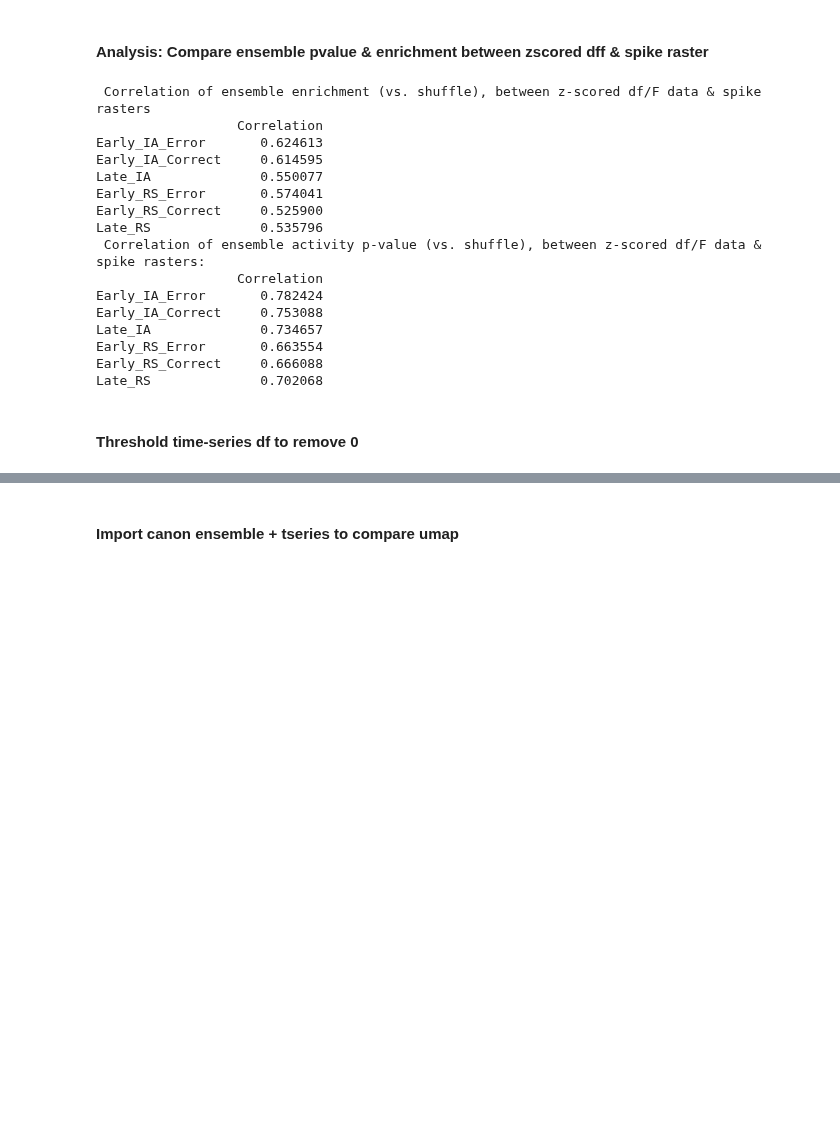
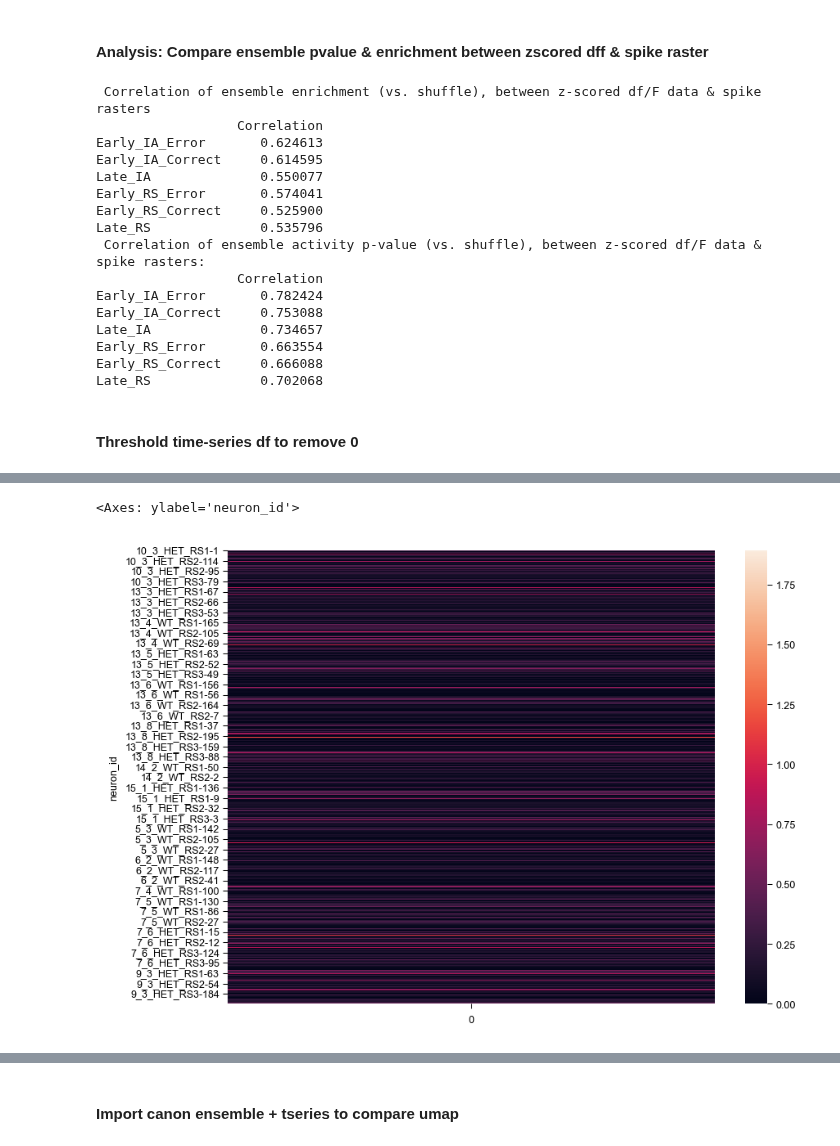
Before and after one commit to cjohnsoncruz/dlx56_mPFC_1p_SohalLab, a Jupyter notebook: code/revisions_Sup Fig1_ensemble_stability_test_v1.ipynb, the cells around one changed output, grey strips where cells are left out. Saved outputs shown, nothing was run; the diff lists cells and outputs as text; code cells hidden in the pictures; blank space fills up the shorter version.

```diff
--- a/code/revisions_Sup Fig1_ensemble_stability_test_v1.ipynb
+++ b/code/revisions_Sup Fig1_ensemble_stability_test_v1.ipynb
@@ -609,25 +593,28 @@ def normalize_tseries_df(trial_tseries_df_raw: pd.DataFrame,
     else:
         use_min_max_norm = False
     print(f" Data Normalization type: {normed} | Applying min-max norm? {use_min_max_norm} ")
-
     numeric_col = get_numeric_cols_timeseries(trial_tseries_df_raw, " to ")
-    #is min-max norm run BEFORE or AFTER bin dropping?
-    trial_tseries_df_norm = run_min_max_norm_on_timeseries(use_min_max_norm, trial_tseries_df_raw, [name_col, neuron_id_col], numeric_col, 'max_trial_val') #min_max_norm = True
-
-    #get mean of each trial- IS this run BEFORE or AFTER norm?
-    trial_tseries_df_norm['mean_rate'] =trial_tseries_df_norm[[c for c in numeric_col if '-' not in c]].mean(axis = 1) #mean rate is post outcome only
-    trial_tseries_df_norm['active_in_trial'] =trial_tseries_df_norm['mean_rate']>0
-
     #OPTIONAL- drop N bins from start and M bins from end of time-series
     #first, check if you're pre-truncated the data (e.g. already only sliced 3 seconds before outcome)
     neg_timebins = [c for c in numeric_col if "-" in c]
     if len(neg_timebins) <4*3+1: #if you only have 1 second or so of pre-outcome data, you've already sliced
         n_start_timebins_to_drop = 0
-    trial_tseries_df_norm = drop_end_bins_of_trials(trial_tseries_df_norm,numeric_col,  n_end_timebins_to_drop = n_end_timebins_to_drop )
+    trial_tseries_df_norm = drop_end_bins_of_trials(trial_tseries_df_raw,numeric_col,  n_end_timebins_to_drop = n_end_timebins_to_drop )
     trial_tseries_df_norm = drop_start_bins_of_trials(trial_tseries_df_norm,numeric_col,  n_start_timebins_to_drop =n_start_timebins_to_drop)
+
+    # # 12/9/25- move min max norm to AFTER bin dropping, so you're not using max value from dropped frames
+    numeric_col = get_numeric_cols_timeseries(trial_tseries_df_norm, " to ")
+    trial_tseries_df_norm = run_min_max_norm_on_timeseries(use_min_max_norm,trial_tseries_df_norm, [name_col, neuron_id_col], numeric_col, 'max_trial_val') #min_max_norm = True
+    #get mean of each trial- IS this run BEFORE or AFTER norm?
+    trial_tseries_df_norm['mean_rate'] =trial_tseries_df_norm[[c for c in numeric_col if '-' not in c]].mean(axis = 1) #mean rate is post outcome only
+    trial_tseries_df_norm['active_in_trial'] =trial_tseries_df_norm['mean_rate']>0
+
+
     return trial_tseries_df_norm
 
 def normalize_all_subject_tseries_dfs(raster_base_dfs: Dict[str, pd.DataFrame],
+                                      data_type = 'raster', # selects what enrichment ensemble to pull from:
+                                      ensemble_by_datatype_dict= None,
                                       config = config,
                                       n_end_timebins_to_drop = 0,
                                       n_start_timebins_to_drop = 8,
@@ -643,7 +630,8 @@ def normalize_all_subject_tseries_dfs(raster_base_dfs: Dict[str, pd.DataFrame],
     raster_timeseries =[]
     for name, raster_df in raster_base_dfs.items():
         print(f" Reshaping tseries of {name}: {raster_df.shape}")
-        subj_trial_tseries_df_raw= create_subject_trial_tseries_df(raster_df, ensemble_table_by_datatype['dff'], config = config)
+        subj_trial_tseries_df_raw= create_subject_trial_tseries_df(raster_df, ensemble_by_datatype_dict[data_type].loc[:, stage_names], config = config)
+        # print(subj_trial_tseries_df_raw.columns)
         subj_trial_tseries_df_norm= normalize_tseries_df(subj_trial_tseries_df_raw)
         raster_timeseries.append(subj_trial_tseries_df_norm)
     trial_tseries_df_norm = pd.concat(raster_timeseries)
@@ -651,16 +661,5 @@ def normalize_all_subject_tseries_dfs(raster_base_dfs: Dict[str, pd.DataFrame],
 # %%
-trial_tseries_df_norm = normalize_all_subject_tseries_dfs(raster_dataframes_spikes, config = config)
-#save filename with data type and date info
-single_trial_timeseries_dir =  results_dir / Path(r"python_output_single_trial_timeseries")
-single_trial_timeseries_dir.mkdir(parents=True, exist_ok=True)
-save_name = single_trial_timeseries_dir / Path(f"python-made_trial_timeseries_{data_type_used}_{datetime.now().strftime("%Y-%m-%d %H")}.parquet")
-print(f"saving file as {save_name}")
-trial_tseries_df_norm.to_parquet(save_name)
-
-# get mean time-series value
-numeric_col = get_numeric_cols_timeseries(trial_tseries_df_norm, " to ")  #update post drop
-unit_mean_tseries =  get_unit_mean_timeseries_by_phase(trial_tseries_df_norm,['trial_num'], ['subject_name', 'neuron_id','geno_day', stage_col], numeric_col)
-print(f"{unit_mean_tseries.groupby(by = 'geno_day')['neuron_id'].nunique().sum()} total units:")
-unit_mean_tseries.tail(3)
+trial_tseries_df_norm = normalize_all_subject_tseries_dfs(raster_dataframes_spikes, data_type = 'raster',  ensemble_by_datatype_dict=ensemble_table_by_datatype, config = config)
+trial_tseries_df_norm.head()
 # %% [output]
  Reshaping tseries of 10_3_HET_RS1: (135487, 132)
@@ -687,0 +701,6 @@ saving file as C:\Users\13car\Dropbox\local_github_repos_personal\dlx56_mPFC_1p_
+# %%
+max_activity_val = unit_mean_tseries.pivot_table(index = ['neuron_id'], columns = 'task_phase_vec', values = 'mean_rate', fill_value = np.nan).astype(float).sum(axis = 1).to_frame()
+sns.heatmap(max_activity_val)
+# %% [output]
+<Axes: ylabel='neuron_id'>
+[figure, added]
```
Also changed, not shown: parts of 32 cells of this notebook, 2 other files.
